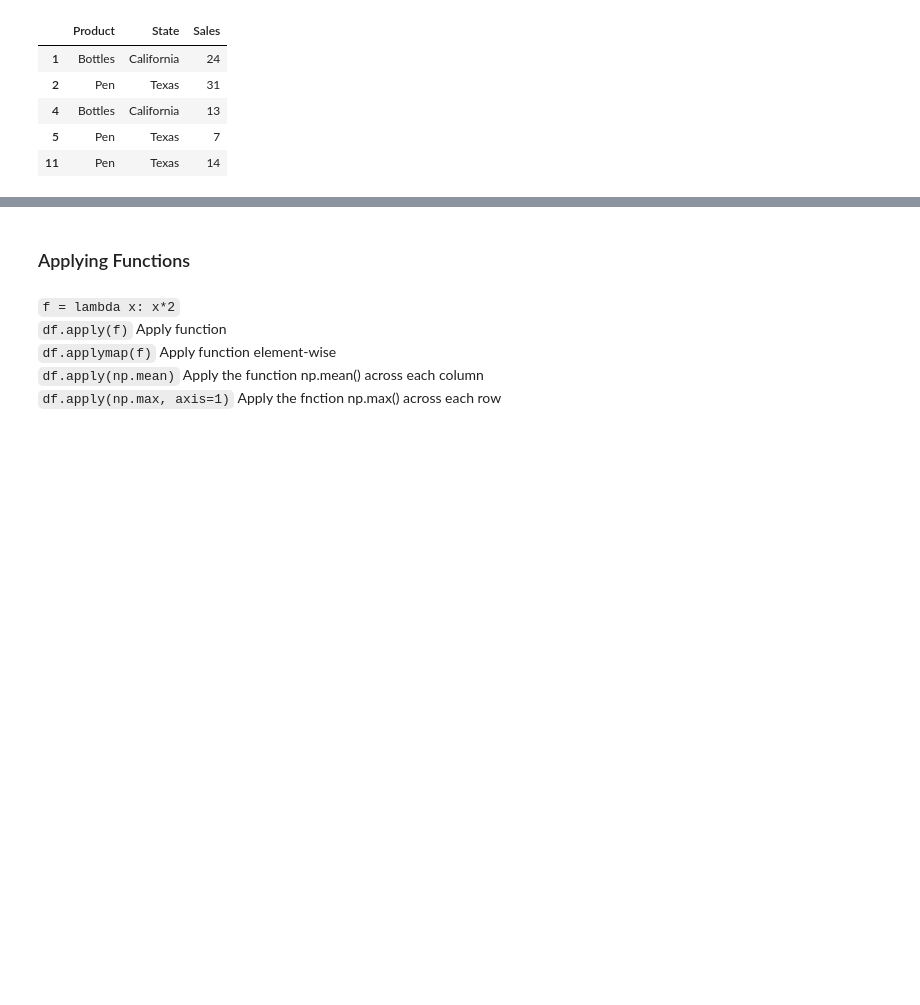
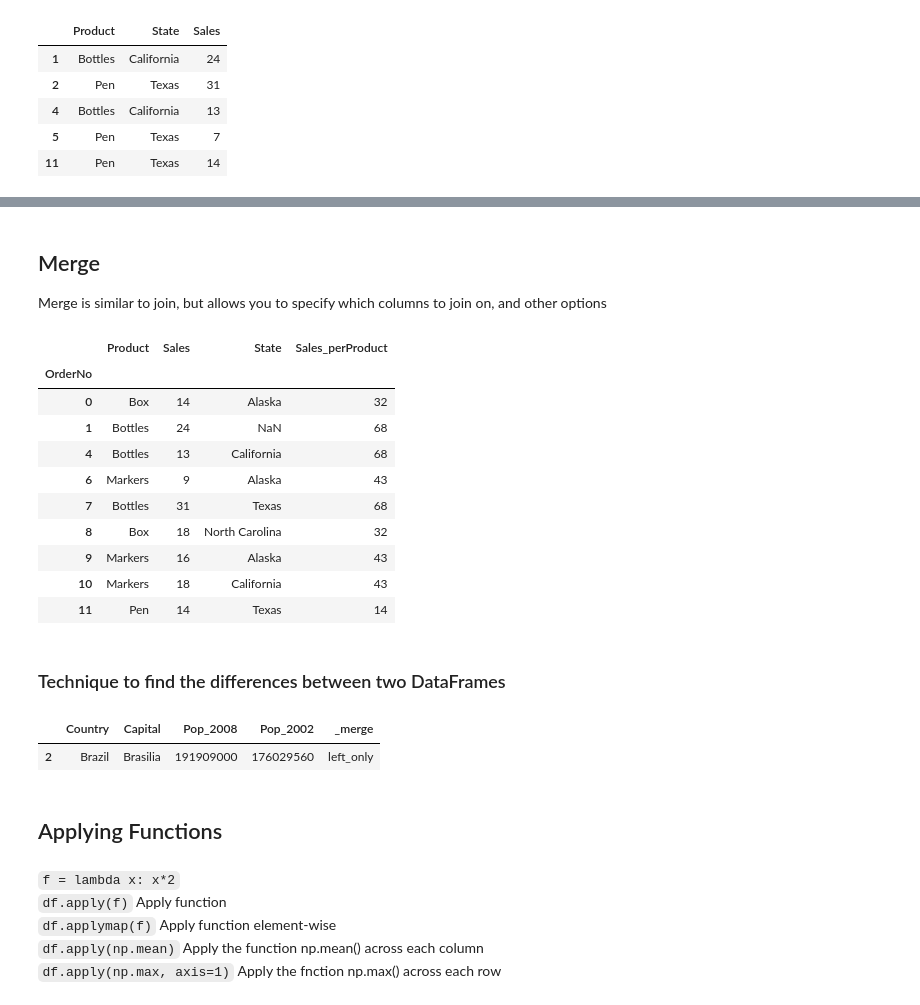
Before and after one commit to measley41/JupyterCheat-Sheets, a Jupyter notebook: Pandas_CheatSheet.ipynb, the cells around one changed output, grey strips where cells are left out. Drawn from its saved outputs; the diff is of its cells as text; code cells hidden in the pictures; blank space fills up the shorter version.

```diff
--- a/Pandas_CheatSheet.ipynb
+++ b/Pandas_CheatSheet.ipynb
@@ -335,0 +390,12 @@ df2.groupby(['Product','State']).filter(lambda x: x['Sales'].sum()>35)
+# %%
+# Split df2 into separate dataframes, each missing a row or two
+
+df2a = df2.loc[:,['Product','Sales']].copy()
+df2b = df2.loc[:,['State']].copy()
+df2a.index.name='OrderNo' # Just for example, so the join makes sense
+df2a.drop(df2a.index[[2,3,5]],axis=0,inplace=True)
+df2b.index.name='OrderNo'
+df2b.drop(df2b.index[1],axis=0, inplace=True)
+
+display(df2a.head())
+display(df2b.head())
@@ -342,5 +434,57 @@ df2.groupby(['Product','State']).filter(lambda x: x['Sales'].sum()>35)
+# %% [markdown]
+## Merge
+Merge is similar to join, but allows you to specify which columns to join on, and other options
+# %%
+merged_df = df2a.merge(df2b, how='left', left_index=True, right_index=True) # Merging on indexes
+product_grouped = df2a.groupby('Product').sum().reset_index() # Creates a Sales sum per Product
+merged_df.merge(product_grouped, how='left',
+               left_on='Product',
+               right_on='Product',
+               suffixes=('','_perProduct')).set_index(merged_df.index)
+# Merges the two dataframes on Product, adding the total sales per Product to the merged_df
+#suffixes=(,) because both df's had Sales columns that were different from each other
+#.set_index resets the index to the order numbers from before
+# %% [output]
+|  | Product | Sales | State | Sales_perProduct |
+| OrderNo |  |  |  |  |
+| 0 | Box | 14 | Alaska | 32 |
+| 1 | Bottles | 24 | NaN | 68 |
+| 4 | Bottles | 13 | California | 68 |
+| 6 | Markers | 9 | Alaska | 43 |
+| 7 | Bottles | 31 | Texas | 68 |
+| 8 | Box | 18 | North Carolina | 32 |
+| 9 | Markers | 16 | Alaska | 43 |
+| 10 | Markers | 18 | California | 43 |
+| 11 | Pen | 14 | Texas | 14 |
+# %% [markdown]
+### Technique to find the differences between two DataFrames
+# %%
+# Create a function to compare the DataFrames
+def dataframe_difference(df1, df2, which=None):
+    """Find rows which are different between to DataFrames."""
+    comparison_df = df1.merge(df2,
+                             indicator=True,
+                             how='outer')
+    if which is None:
+        diff_df = comparison_df[comparison_df['_merge'] != 'both']
+    else:
+        diff_df = comparison_df[comparison_df['_merge'] == which]
+    return diff_df
+
+newdf = df.copy()
+newdf.loc[(df['Country']=='Brazil'),'Capital']= np.nan
+
+dataframe_difference(df, newdf) # Shows both versions of the row that's different
+dataframe_difference(df, newdf, 'both') # Shows the rows that are still the same
+dataframe_difference(df, newdf, 'left_only') # Shows the row that's only in the left version
+
+newdf.dropna(axis=0,inplace=True)
+dataframe_difference(df, newdf) # Shows the row that's missing in the right
+# %% [output]
+|  | Country | Capital | Pop_2008 | Pop_2002 | _merge |
+| 2 | Brazil | Brasilia | 191909000 | 176029560 | left_only |
 # %% [markdown]
-### Applying Functions
+## Applying Functions
 # %% [markdown]
 `f = lambda x: x*2`
 `df.apply(f)`  Apply function
```
Also changed, not shown: parts of 24 cells of this notebook, 2 other files.
